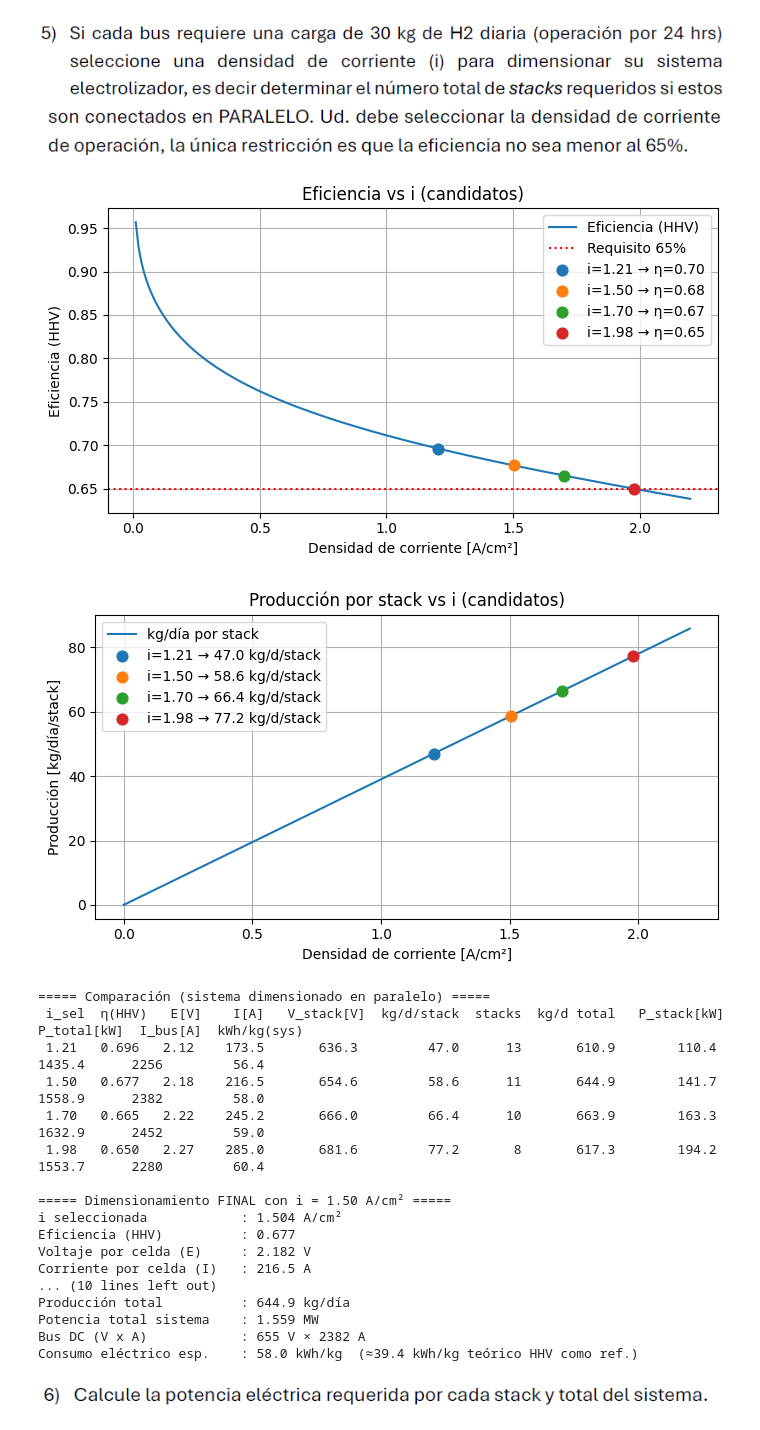
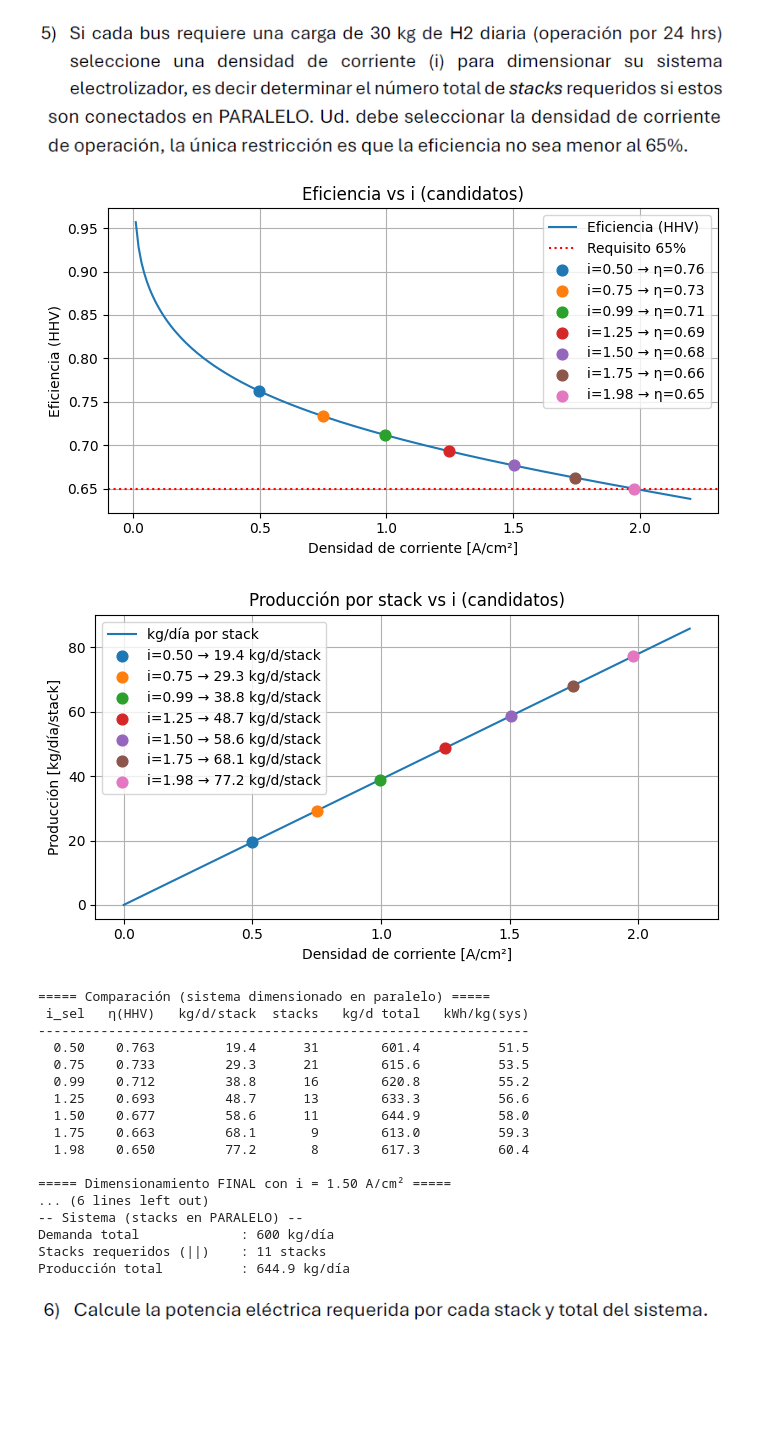
Before and after one commit to SantiagoAcostaMarino/Hidrogeno_Parcial, a Jupyter notebook: Parcial.ipynb, the cells around one changed output. Cells and saved outputs as stored; diff of their text form; code cells hidden in the pictures; blank space fills up the shorter version.

```diff
--- a/Parcial.ipynb
+++ b/Parcial.ipynb
@@ -79,7 +82,7 @@ plt.show()
 # %%
 #Punto 3
 #Flujo molar
-n_H2 = (I)/(2*F)  #mol/s
+n_H2 = (i*Dim_zon_act)/(2*F)  #mol/s
 #Flujo masico
 MW_H2 = 2.016   #g/mol
 m_H2 = n_H2*MW_H2
@@ -116,6 +119,7 @@ plt.show()
 ![image.png](attachment:image.png)
 ![image-2.png](attachment:image-2.png)
 # %%
+# Punto 5
 # Producción por stack y comparación de candidatos (PARALELO)
 # -------------------------
 kg_dia_stack_curve = (m_H2 * n_celdas) * 86400.0 / 1000.0  # [kg/día] por stack
@@ -126,7 +130,7 @@ if idx_ok.size == 0:
     raise RuntimeError("No hay puntos con eficiencia >= 65% en el rango de i.")
 
 # Densidades a evaluar
-i_candidatos = np.array([1.20, 1.50, 1.70, 2.00])  # A/cm2
+i_candidatos = np.arange(0.5, 2.1, 0.25)  # A/cm2
 
 res = []
 for it in i_candidatos:
@@ -136,17 +140,17 @@ for it in i_candidatos:
     # Magnitudes por celda/stack en ese punto
     i_sel_j        = float(i[j])
     eta_j          = float(eficiencia[j])
-    E_celda_j      = float(V[j])
+    E_celda_j      = float(V[j])                        # <-- antes estaba E[j]
     I_celda_j      = float(I[j])
-    kg_dia_stack_j = float(kg_dia_stack_curve[j])           # [kg/día] por stack
+    kg_dia_stack_j = float(kg_dia_stack_curve[j])       # [kg/día] por stack
     P_stack_kW_j   = float((P_elec[j] * n_celdas) / 1000.0) # [kW] por stack
-    V_stack_j      = float(E_celda_j * n_celdas)            # [V] por stack
+    V_stack_j      = float(E_celda_j * n_celdas)        # [V] por stack
 
     # Dimensionamiento en PARALELO para satisfacer la demanda total
     stacks_nec_j   = int(np.ceil(kg_dia_total / max(kg_dia_stack_j, 1e-12)))
     kg_d_total_j   = stacks_nec_j * kg_dia_stack_j          # [kg/día] total del sistema
     P_total_kW_j   = stacks_nec_j * P_stack_kW_j            # [kW] total del sistema
-    I_bus_A_j      = stacks_nec_j * I_celda_j               # [A] bus DC (corriente suma en paralelo)
+    I_bus_A_j      = stacks_nec_j * I_celda_j               # [A]
     kWh_kg_sys_j   = (P_total_kW_j * 24.0) / max(kg_d_total_j, 1e-12)
 
     res.append({
@@ -187,79 +191,65 @@ plt.grid(True); plt.legend(); plt.tight_layout(); plt.show()
 
 # ===== Tabla comparativa en PARALELO (sistema dimensionado) =====
 print("===== Comparación (sistema dimensionado en paralelo) =====")
-print(" i_sel  η(HHV)   E[V]    I[A]   V_stack[V]  kg/d/stack  stacks  kg/d total   P_stack[kW]  P_total[kW]  I_bus[A]  kWh/kg(sys)")
+header = f"{'i_sel':>6} {'η(HHV)':>8} {'kg/d/stack':>12} {'stacks':>7} {'kg/d total':>12} {'kWh/kg(sys)':>13}"
+print(header)
+print('-' * len(header))
 for r in res:
-    print(f" {r['i_sel']:>4.2f}  {r['eta']:>6.3f}  {r['E_celda']:>5.2f}  {r['I_celda']:>7.1f}  "
-          f"{r['V_stack']:>10.1f}  {r['kg_dia_stack']:>11.1f}  {r['stacks']:>6d}  "
-          f"{r['kg_d_total']:>10.1f}  {r['P_stack_kW']:>11.1f}  {r['P_total_kW']:>11.1f}  "
-          f"{r['I_bus_A']:>8.0f}  {r['kWh_kg_sys']:>11.1f}")
+    print(f"{r['i_sel']:>6.2f} {r['eta']:>8.3f} {r['kg_dia_stack']:>12.1f} "
+          f"{r['stacks']:>7d} {r['kg_d_total']:>12.1f} {r['kWh_kg_sys']:>13.1f}")
 
 # -------------------------
 # Dimensionamiento FINAL (i elegida = 1.50 A/cm²)
 # Serie (stack) + Paralelo (sistema)
 # -------------------------
 i_target = 1.50
 j = idx_ok[np.argmin(np.abs(i[idx_ok] - i_target))]  # punto factible más cercano (η≥65%)
 
 # ---- Magnitudes por celda en el punto elegido ----
 i_sel       = i[j]
-E_sel       = V[j]
+E_sel       = V[j]               # <-- antes estaba E[j]
 I_sel       = I[j]
 P_celda_sel = P_elec[j]
-eta_sel     = eficiencia[j]
+eta_sel     = eficiencia[j]      # <-- antes estaba eficiencia1[j]
 
 # ---- SERIE: un stack de 300 celdas ----
 kg_dia_stack = kg_dia_stack_curve[j]    # [kg/día] por stack
-P_stack_W    = P_elec[j] * n_celdas     # [W] por stack
-V_stack      = E_sel * n_celdas         # [V] del stack
 
 # ---- PARALELO: sistema para cumplir demanda ----
 stacks_necesarios = int(np.ceil(kg_dia_total / max(kg_dia_stack, 1e-12)))
 kg_d_total = stacks_necesarios * kg_dia_stack                  # [kg/día]
-P_total_W  = stacks_necesarios * P_stack_W                     # [W]
-V_bus      = V_stack                                           # [V]
-I_bus_A    = stacks_necesarios * I_sel                         # [A]
-kWh_kg_final = (P_total_W * 24.0 / 1000.0) / max(kg_d_total, 1e-12)
 
 print("\n===== Dimensionamiento FINAL con i = 1.50 A/cm² =====")
 print(f"i seleccionada            : {i_sel:.3f} A/cm²")
 print(f"Eficiencia (HHV)          : {eta_sel:.3f}")
-print(f"Voltaje por celda (E)     : {E_sel:.3f} V")
-print(f"Corriente por celda (I)   : {I_sel:.1f} A")
 
 print("\n-- Un stack (300 celdas en SERIE) --")
-print(f"Voltaje del stack         : {V_stack:.1f} V")
-print(f"Potencia por celda        : {P_celda_sel/1000:.2f} kW")
-print(f"Potencia por stack        : {P_stack_W/1000:.2f} kW")
 print(f"Producción por stack      : {kg_dia_stack:.2f} kg/día")
 
 print("\n-- Sistema (stacks en PARALELO) --")
 print(f"Demanda total             : {kg_dia_total:.0f} kg/día")
 print(f"Stacks requeridos (||)    : {stacks_necesarios} stacks")
 print(f"Producción total          : {kg_d_total:.1f} kg/día")
-print(f"Potencia total sistema    : {P_total_W/1e6:.3f} MW")
-print(f"Bus DC (V x A)            : {V_bus:.0f} V × {I_bus_A:.0f} A")
-print(f"Consumo eléctrico esp.    : {kWh_kg_final:.1f} kWh/kg  (≈39.4 kWh/kg teórico HHV como ref.)")
 # %% [output]
-[figure, old version]
+[figure, new version]
-[figure, old version]
+[figure, new version]
 ===== Comparación (sistema dimensionado en paralelo) =====
- i_sel  η(HHV)   E[V]    I[A]   V_stack[V]  kg/d/stack  stacks  kg/d total   P_stack[kW]  P_total[kW]  I_bus[A]  kWh/kg(sys)
- 1.21   0.696   2.12    173.5       636.3         47.0      13       610.9        110.4       1435.4      2256         56.4
- 1.50   0.677   2.18    216.5       654.6         58.6      11       644.9        141.7       1558.9      2382         58.0
- 1.70   0.665   2.22    245.2       666.0         66.4      10       663.9        163.3       1632.9      2452         59.0
- 1.98   0.650   2.27    285.0       681.6         77.2       8       617.3        194.2       1553.7      2280         60.4
+ i_sel   η(HHV)   kg/d/stack  stacks   kg/d total   kWh/kg(sys)
+---------------------------------------------------------------
+  0.50    0.763         19.4      31        601.4          51.5
+  0.75    0.733         29.3      21        615.6          53.5
+  0.99    0.712         38.8      16        620.8          55.2
+  1.25    0.693         48.7      13        633.3          56.6
+  1.50    0.677         58.6      11        644.9          58.0
+  1.75    0.663         68.1       9        613.0          59.3
+  1.98    0.650         77.2       8        617.3          60.4
 
 ===== Dimensionamiento FINAL con i = 1.50 A/cm² =====
-i seleccionada            : 1.504 A/cm²
-Eficiencia (HHV)          : 0.677
-Voltaje por celda (E)     : 2.182 V
-Corriente por celda (I)   : 216.5 A
-... (10 lines left out)
+... (6 lines left out)
+-- Sistema (stacks en PARALELO) --
+Demanda total             : 600 kg/día
+Stacks requeridos (||)    : 11 stacks
 Producción total          : 644.9 kg/día
-Potencia total sistema    : 1.559 MW
-Bus DC (V x A)            : 655 V × 2382 A
-Consumo eléctrico esp.    : 58.0 kWh/kg  (≈39.4 kWh/kg teórico HHV como ref.)
 # %% [markdown]
 ![image.png](attachment:image.png)
 # %%
```
Also changed, not shown: parts of 7 cells of this notebook.
